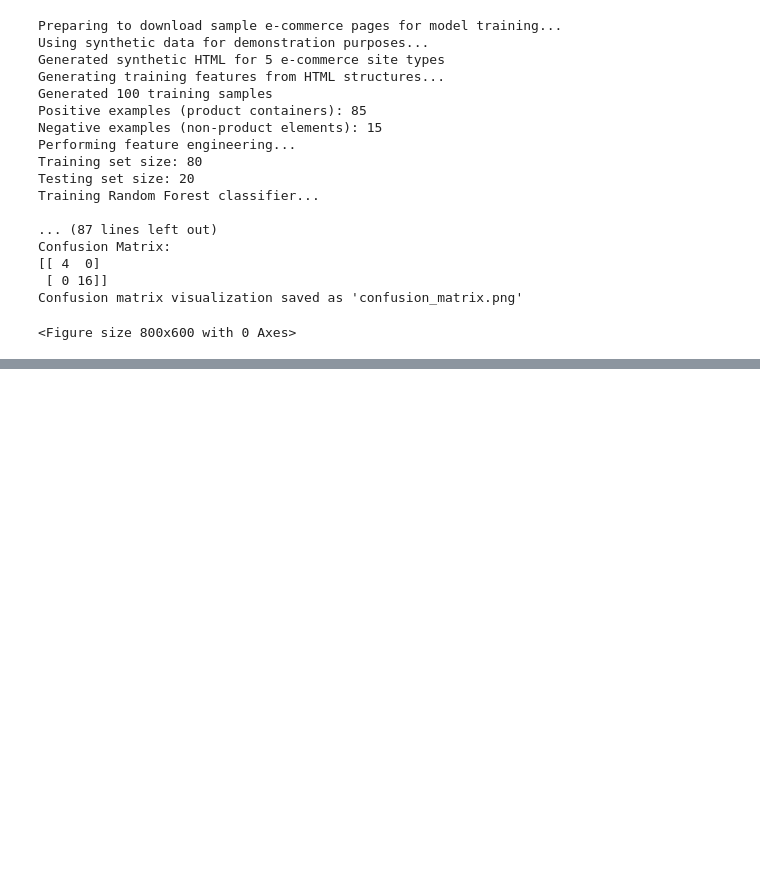
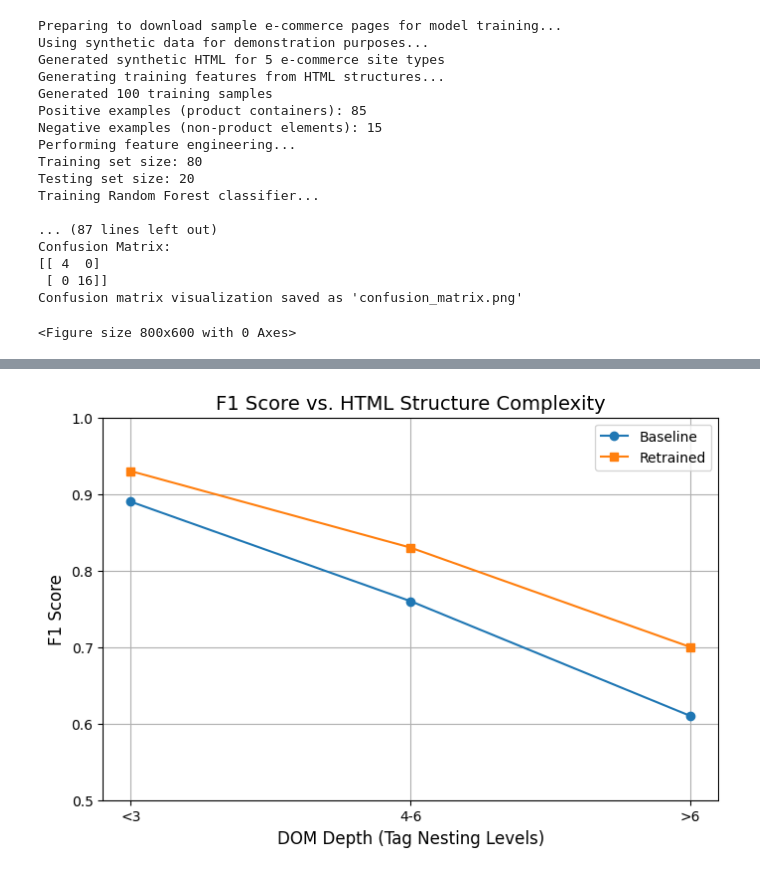
Before and after one commit to Bisu7/WebMiner, a Jupyter notebook: Model/randomForest.ipynb, the cells around one changed output, grey strips where cells are left out. Cells and saved outputs as stored; diff of their text form; code cells hidden in the pictures; blank space fills up the shorter version.

```diff
--- a/Model/randomForest.ipynb
+++ b/Model/randomForest.ipynb
@@ -647,0 +664,20 @@ Confusion matrix visualization saved as 'confusion_matrix.png'
+# %%
+import matplotlib.pyplot as plt
+
+depths = ['<3', '4-6', '>6']
+baseline = [0.89, 0.76, 0.61]
+retrained = [0.93, 0.83, 0.70]
+
+plt.figure(figsize=(8, 5))
+plt.plot(depths, baseline, marker='o', label='Baseline', color='#1f77b4')
+plt.plot(depths, retrained, marker='s', label='Retrained', color='#ff7f0e')
+plt.xlabel('DOM Depth (Tag Nesting Levels)', fontsize=12)
+plt.ylabel('F1 Score', fontsize=12)
+plt.title('F1 Score vs. HTML Structure Complexity', fontsize=14)
+plt.ylim(0.5, 1.0)
+plt.legend()
+plt.grid(True)
+plt.savefig('f1_vs_dom_depth.png', dpi=300)
+plt.show()
+# %% [output]
+[figure, added]
```
Also changed, not shown: parts of 3 cells of this notebook, 8 other files.
